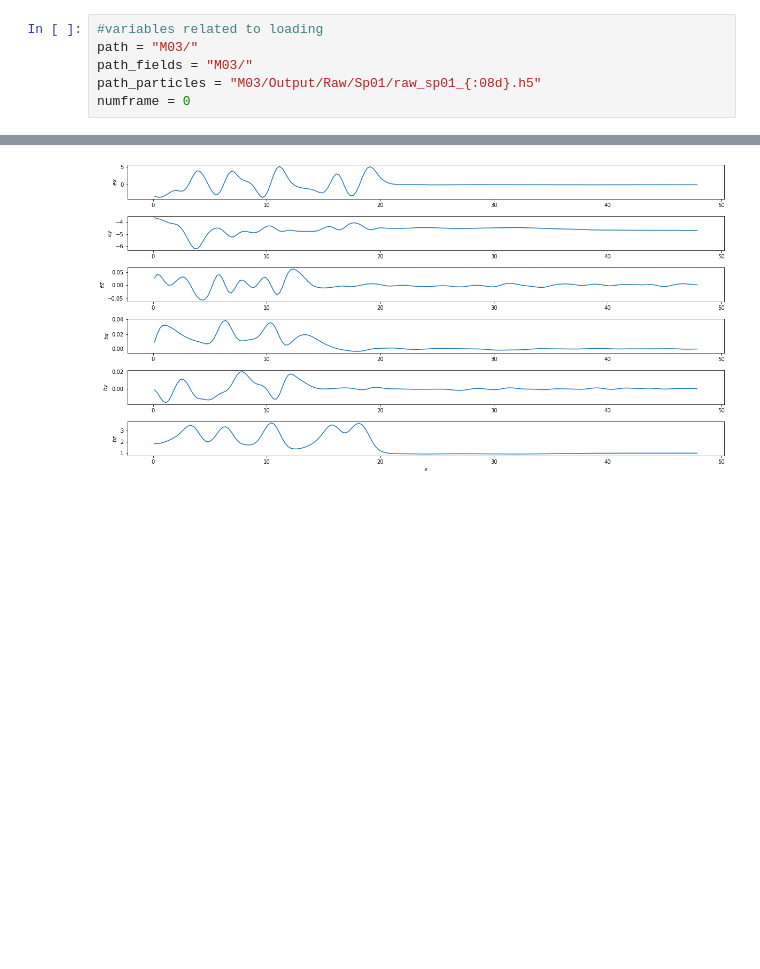
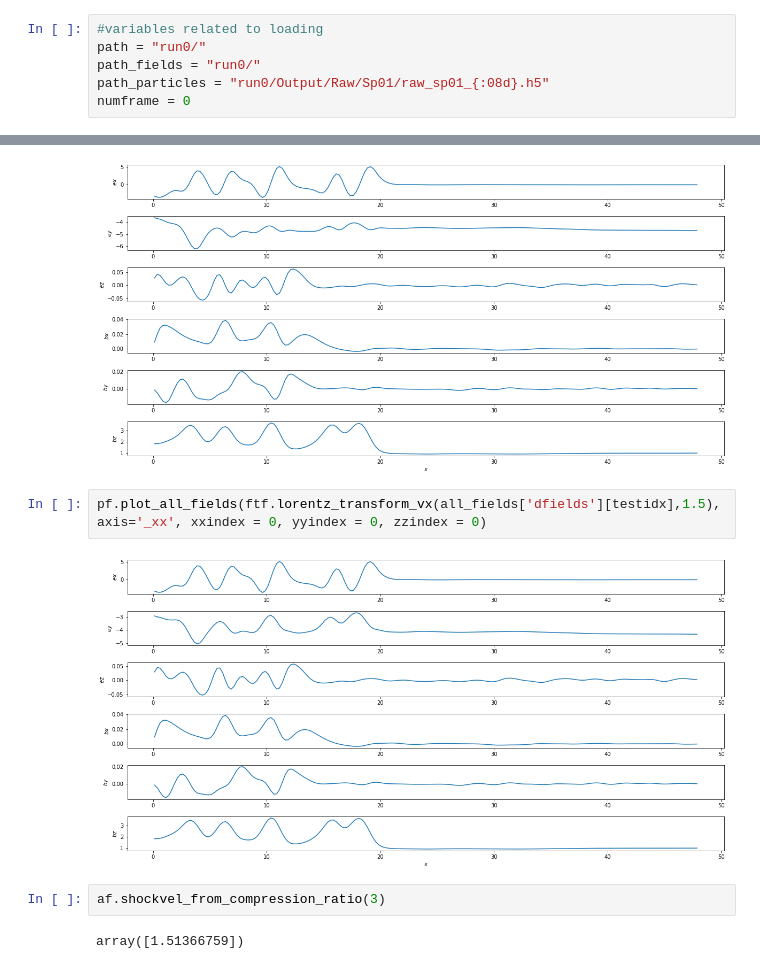
Before and after one commit to collinrbr/FPCAnalysis, a Jupyter notebook: dHybridR.ipynb, the cells around one changed output, grey strips where cells are left out. Drawn from its saved outputs; the diff is of its cells as text; blank space fills up the shorter version.

```diff
--- a/dHybridR.ipynb
+++ b/dHybridR.ipynb
@@ -28,9 +28,9 @@ importlib.reload(ftf)
 ### Load data
 # %%
 #variables related to loading
-path = "M03/"
-path_fields = "M03/"
-path_particles = "M03/Output/Raw/Sp01/raw_sp01_{:08d}.h5"
+path = "run0/"
+path_fields = "run0/"
+path_particles = "run0/Output/Raw/Sp01/raw_sp01_{:08d}.h5"
 numframe = 0
 # %%
 #load fields
@@ -278,3 +279,11 @@ pf.plot_all_fields(all_fields['dfields'][testidx], axis='_xx', xxindex = 0, yyin
 pf.plot_all_fields(ftf.lorentz_transform_vx(all_fields['dfields'][testidx],v), axis='_xx', xxindex = 0, yyindex = 0, zzindex = 0)
 # %% [output]
 [figure]
+# %%
+pf.plot_all_fields(ftf.lorentz_transform_vx(all_fields['dfields'][testidx],1.5), axis='_xx', xxindex = 0, yyindex = 0, zzindex = 0)
+# %% [output]
+[figure, added]
+# %%
+af.shockvel_from_compression_ratio(3)
+# %% [output]
+array([1.51366759])
```
Also changed, not shown: parts of 3 cells of this notebook, 2 other files.
